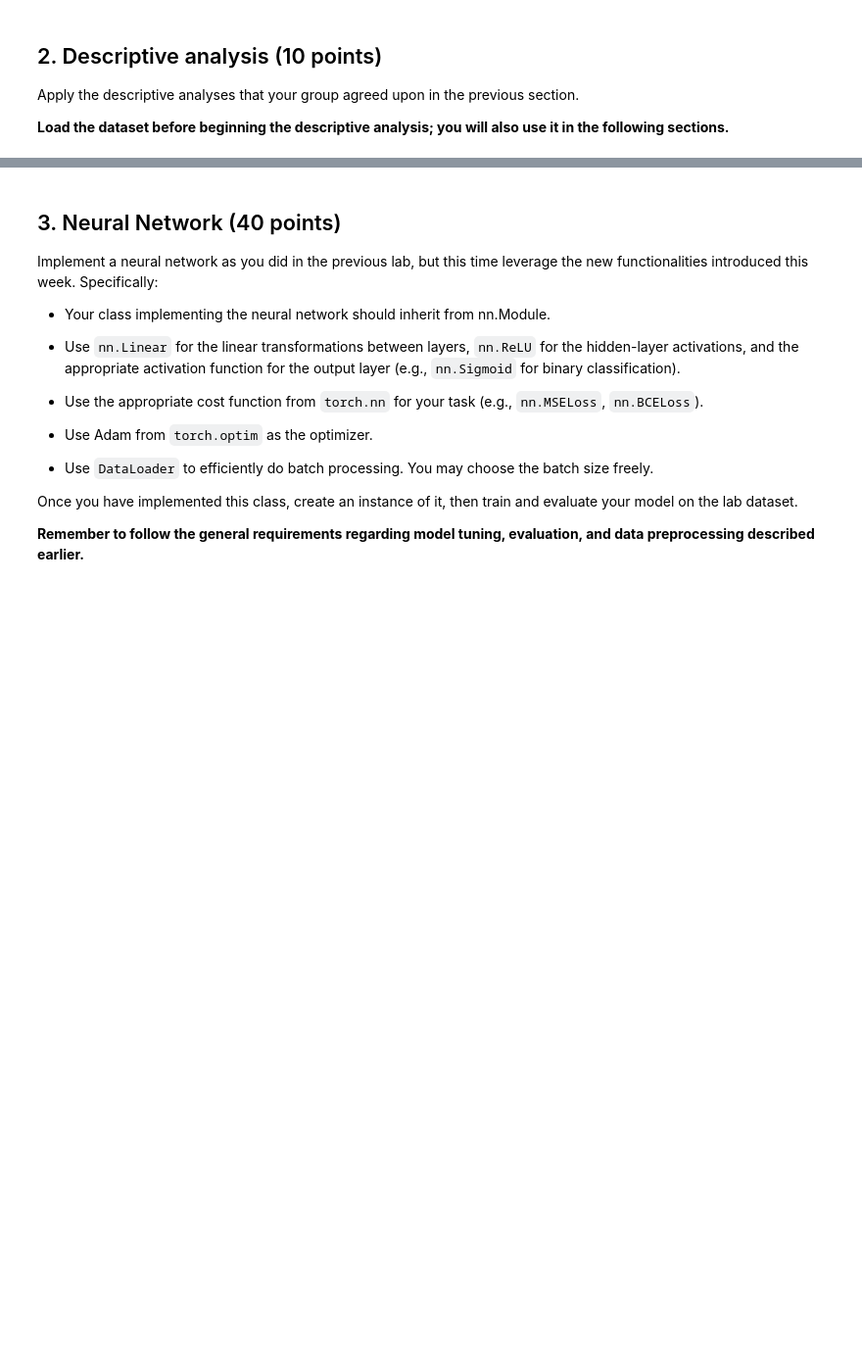
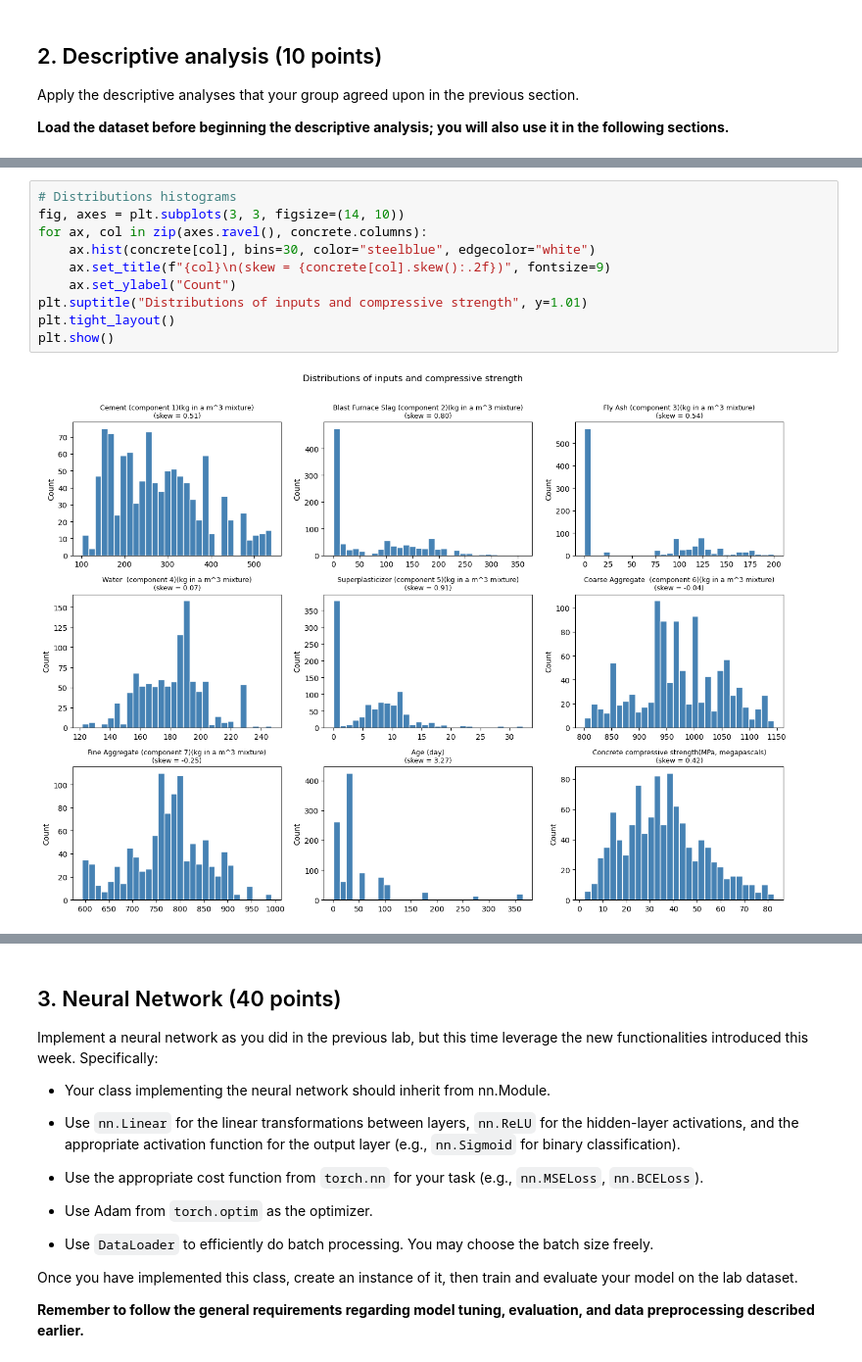
Before and after one commit to alibpowell/ML4021-Group, a Jupyter notebook: 05-neural-networks-real-data.ipynb, the cells around one changed output, grey strips where cells are left out. Shown at 98% size. Cells and saved outputs as stored; diff of their text form; blank space fills up the shorter version.

```diff
--- a/05-neural-networks-real-data.ipynb
+++ b/05-neural-networks-real-data.ipynb
@@ -110,0 +134,12 @@ Input shape- (1030, 8) Target shape: (1030,)
+# %%
+# Distributions histograms
+fig, axes = plt.subplots(3, 3, figsize=(14, 10))
+for ax, col in zip(axes.ravel(), concrete.columns):
+    ax.hist(concrete[col], bins=30, color="steelblue", edgecolor="white")
+    ax.set_title(f"{col}\n(skew = {concrete[col].skew():.2f})", fontsize=9)
+    ax.set_ylabel("Count")
+plt.suptitle("Distributions of inputs and compressive strength", y=1.01)
+plt.tight_layout()
+plt.show()
+# %% [output]
+[figure, added]
```
Also changed, not shown: parts of 9 cells of this notebook.
